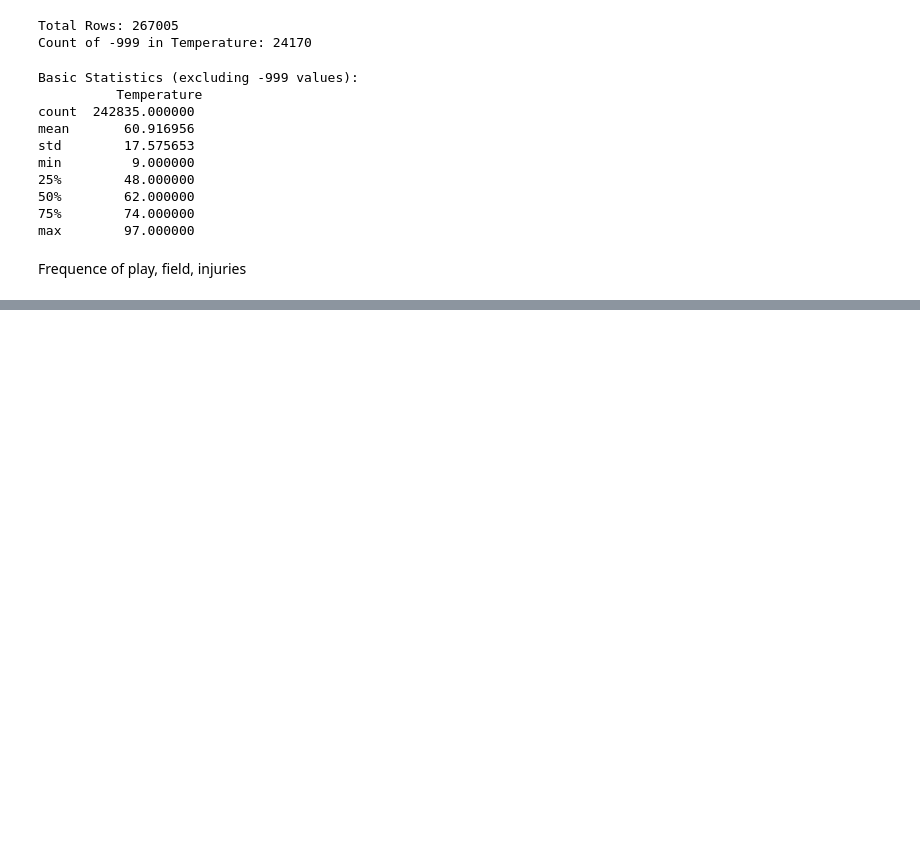
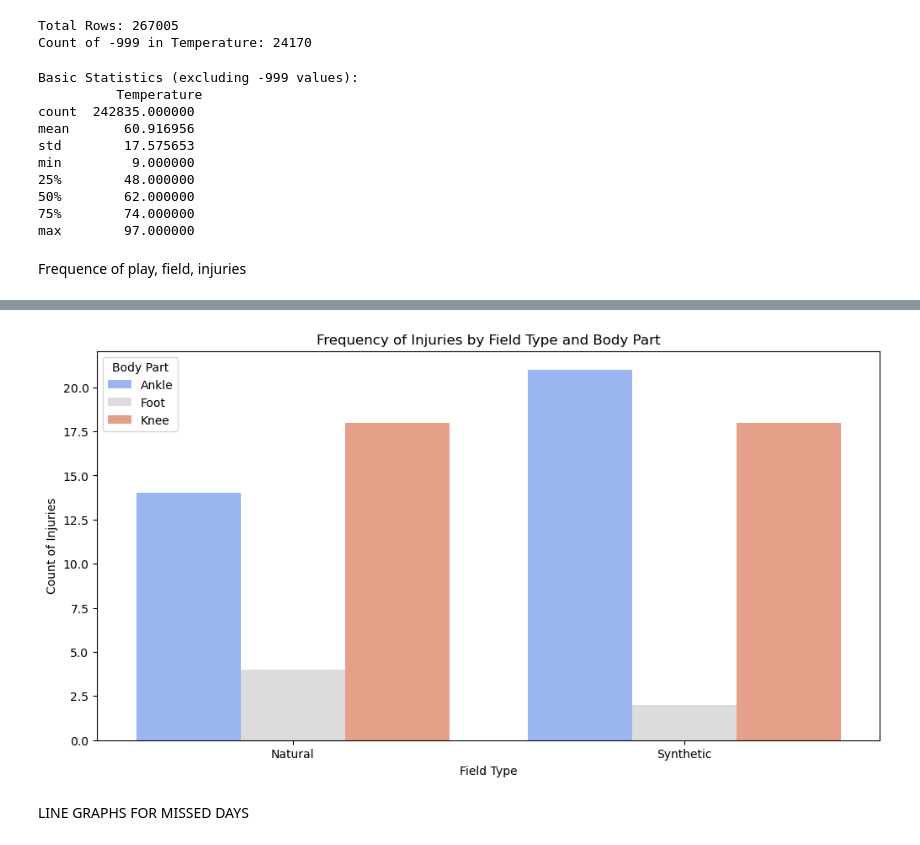
Before and after one commit to DiyaPrasanth20/NFL_Analysis, a Jupyter notebook: DataExploration.ipynb, the cells around one changed output, grey strips where cells are left out. Saved outputs shown, nothing was run; the diff lists cells and outputs as text; code cells hidden in the pictures; blank space fills up the shorter version.

```diff
--- a/DataExploration.ipynb
+++ b/DataExploration.ipynb
@@ -135,0 +199,4 @@ plt.show()
+# %%
+# Grouping the data by FieldType and BodyPart to get the frequency of injuries
+injury_distribution = df_filtered_injury_details.groupby(['FieldType', 'BodyPart']).size().reset_index(name='Count')
+print(injury_distribution)
@@ -135,0 +211,18 @@ plt.show()
+# %%
+# Create a bar plot for all injuries by field type and body part
+plt.figure(figsize=(12, 6))
+sns.barplot(data=injury_distribution,
+            x='FieldType',
+            y='Count',
+            hue='BodyPart',
+            palette='coolwarm')
+
+plt.title('Frequency of Injuries by Field Type and Body Part')
+plt.xlabel('Field Type')
+plt.ylabel('Count of Injuries')
+plt.legend(title='Body Part')
+plt.show()
+# %% [output]
+[figure, added]
+# %% [markdown]
+LINE GRAPHS FOR MISSED DAYS
```
Also changed, not shown: parts of 15 cells of this notebook.
